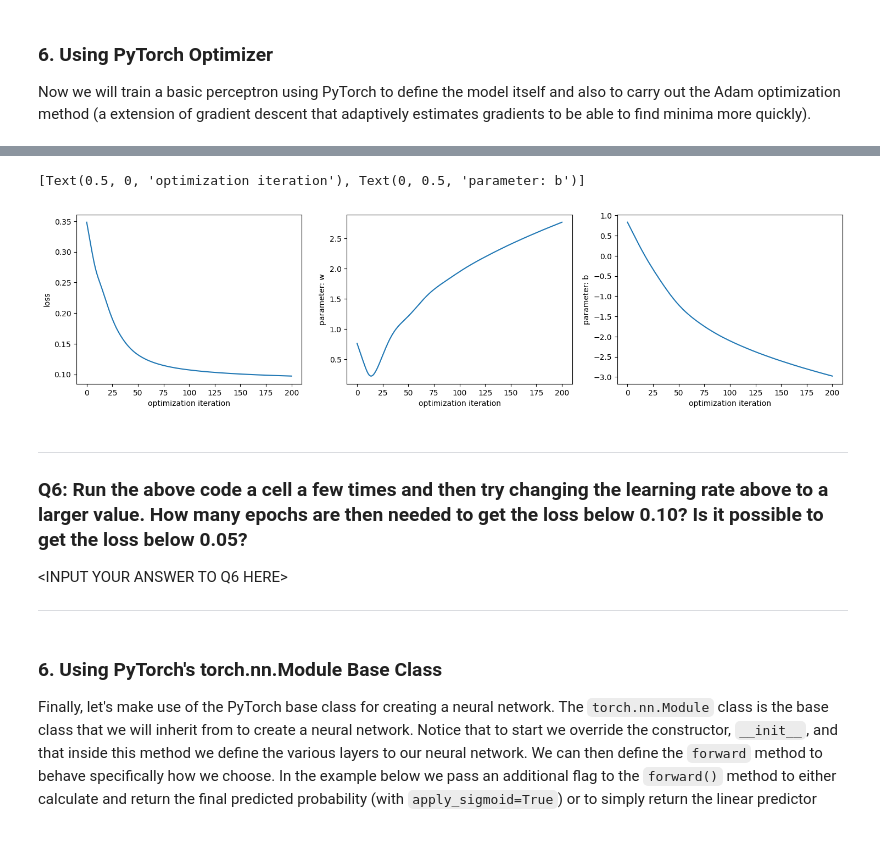
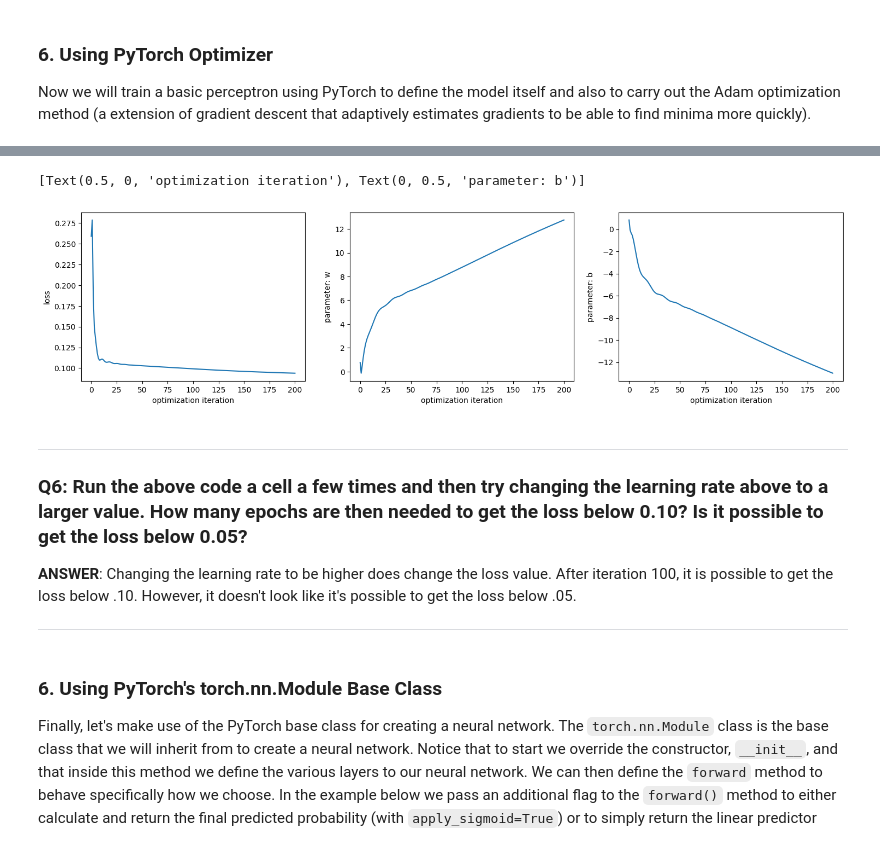
Before and after one commit to akrajeski/cs3120-assign7, a Jupyter notebook: neural_net_from_scratch.ipynb, the cells around one changed output, grey strips where cells are left out. Drawn from its saved outputs; the diff is of its cells as text; code cells hidden in the pictures.

```diff
--- a/neural_net_from_scratch.ipynb
+++ b/neural_net_from_scratch.ipynb
@@ -464,7 +464,7 @@ model = torch.nn.Sequential(
 loss_fn = torch.nn.MSELoss()
 #loss_fn = torch.nn.BCELoss()
 
-learning_rate = 0.05
+learning_rate = 0.9
 optimizer = torch.optim.Adam(model.parameters(), lr=learning_rate)
 
 losses = []
@@ -514,10 +514,10 @@ w and b estimates:
 [Text(0.5, 0, 'optimization iteration'), Text(0, 0.5, 'parameter: b')]
-[figure, old version]
+[figure, new version]
 # %% [markdown]
 ***
 ### Q6: Run the above code a cell a few times and then try changing the learning rate above to a larger value. How many epochs are then needed to get the loss below 0.10? Is it possible to get the loss below 0.05?
 
-\<INPUT YOUR ANSWER TO Q6 HERE\>
+**ANSWER**: Changing the learning rate to be higher does change the loss value. After iteration 100, it is possible to get the loss below .10. However, it doesn't look like it's possible to get the loss below .05.
 ***
 # %% [markdown]
 
```
Also changed, not shown: parts of 11 cells of this notebook.
